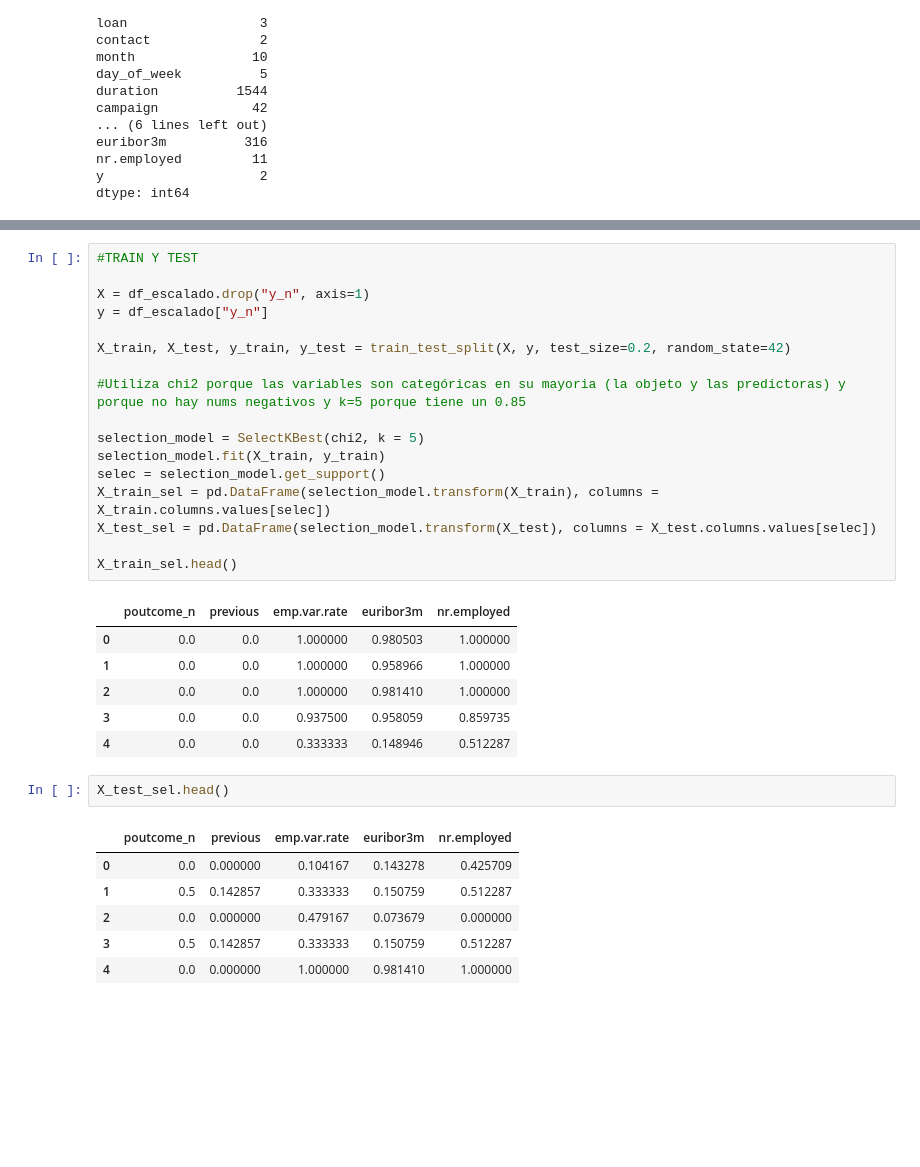
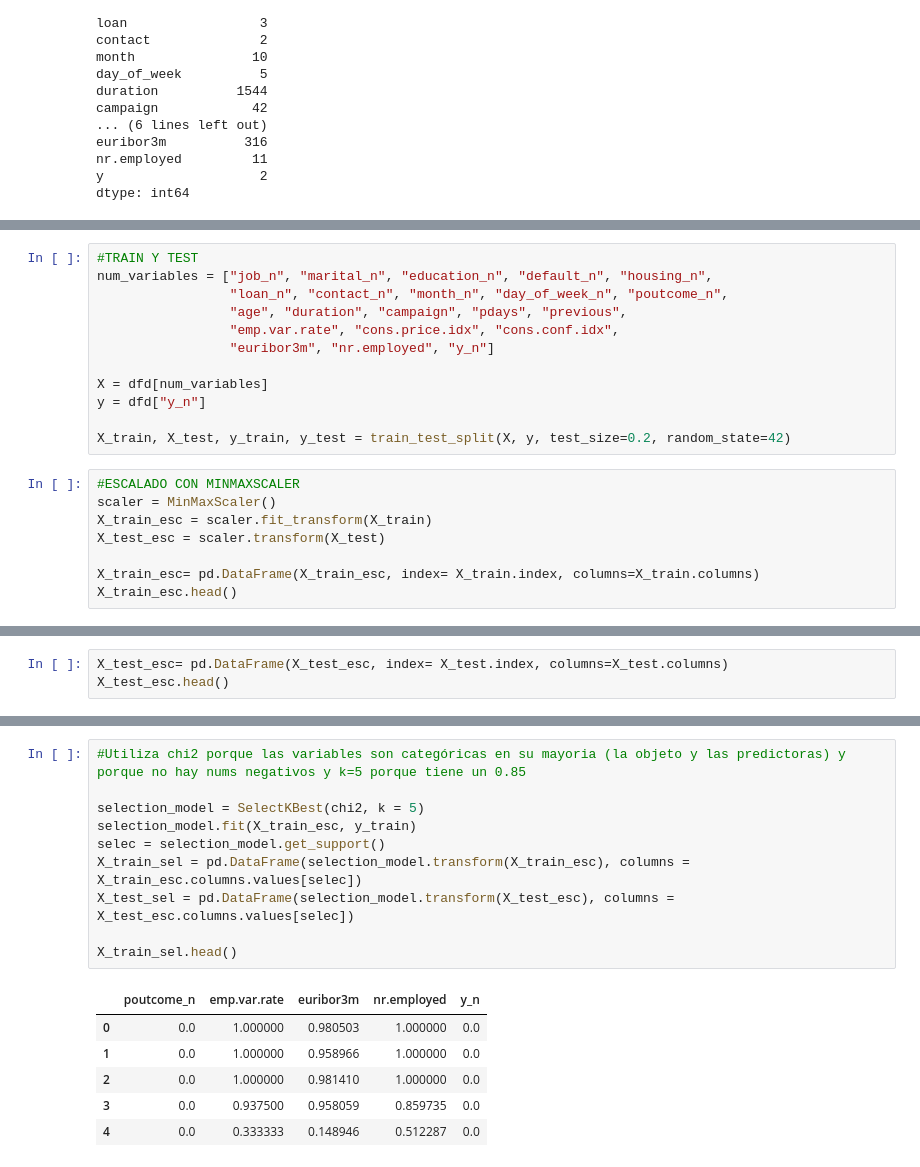
Before and after one commit to pdeleonsoria/Logistic-regg, a Jupyter notebook: src/explore.ipynb, the cells around one changed output, grey strips where cells are left out. Drawn from its saved outputs; the diff is of its cells as text; blank space fills up the shorter version.

```diff
--- a/src/explore.ipynb
+++ b/src/explore.ipynb
@@ -93,0 +90,20 @@ df_escalado.head()
+# %%
+#TRAIN Y TEST
+num_variables = ["job_n", "marital_n", "education_n", "default_n", "housing_n",
+                 "loan_n", "contact_n", "month_n", "day_of_week_n", "poutcome_n",
+                 "age", "duration", "campaign", "pdays", "previous",
+                 "emp.var.rate", "cons.price.idx", "cons.conf.idx",
+                 "euribor3m", "nr.employed", "y_n"]
+
+X = dfd[num_variables]
+y = dfd["y_n"]
+
+X_train, X_test, y_train, y_test = train_test_split(X, y, test_size=0.2, random_state=42)
+# %%
+#ESCALADO CON MINMAXSCALER
+scaler = MinMaxScaler()
+X_train_esc = scaler.fit_transform(X_train)
+X_test_esc = scaler.transform(X_test)
+
+X_train_esc= pd.DataFrame(X_train_esc, index= X_train.index, columns=X_train.columns)
+X_train_esc.head()
@@ -93,0 +118,3 @@ df_escalado.head()
+# %%
+X_test_esc= pd.DataFrame(X_test_esc, index= X_test.index, columns=X_test.columns)
+X_test_esc.head()
@@ -94,33 +129,17 @@ df_escalado.head()
 # %%
-#TRAIN Y TEST
-
-X = df_escalado.drop("y_n", axis=1)
-y = df_escalado["y_n"]
-
-X_train, X_test, y_train, y_test = train_test_split(X, y, test_size=0.2, random_state=42)
-
 #Utiliza chi2 porque las variables son categóricas en su mayoria (la objeto y las predictoras) y porque no hay nums negativos y k=5 porque tiene un 0.85
 
 selection_model = SelectKBest(chi2, k = 5)
-selection_model.fit(X_train, y_train)
+selection_model.fit(X_train_esc, y_train)
 selec = selection_model.get_support()
-X_train_sel = pd.DataFrame(selection_model.transform(X_train), columns = X_train.columns.values[selec])
-X_test_sel = pd.DataFrame(selection_model.transform(X_test), columns = X_test.columns.values[selec])
+X_train_sel = pd.DataFrame(selection_model.transform(X_train_esc), columns = X_train_esc.columns.values[selec])
+X_test_sel = pd.DataFrame(selection_model.transform(X_test_esc), columns = X_test_esc.columns.values[selec])
 
 X_train_sel.head()
 # %% [output]
-|  | poutcome_n | previous | emp.var.rate | euribor3m | nr.employed |
-| 0 | 0.0 | 0.0 | 1.000000 | 0.980503 | 1.000000 |
-| 1 | 0.0 | 0.0 | 1.000000 | 0.958966 | 1.000000 |
-| 2 | 0.0 | 0.0 | 1.000000 | 0.981410 | 1.000000 |
-| 3 | 0.0 | 0.0 | 0.937500 | 0.958059 | 0.859735 |
-| 4 | 0.0 | 0.0 | 0.333333 | 0.148946 | 0.512287 |
+|  | poutcome_n | emp.var.rate | euribor3m | nr.employed | y_n |
+| 0 | 0.0 | 1.000000 | 0.980503 | 1.000000 | 0.0 |
+| 1 | 0.0 | 1.000000 | 0.958966 | 1.000000 | 0.0 |
+| 2 | 0.0 | 1.000000 | 0.981410 | 1.000000 | 0.0 |
+| 3 | 0.0 | 0.937500 | 0.958059 | 0.859735 | 0.0 |
+| 4 | 0.0 | 0.333333 | 0.148946 | 0.512287 | 0.0 |
-# %%
-X_test_sel.head()
-# %% [output]
-|  | poutcome_n | previous | emp.var.rate | euribor3m | nr.employed |
-| 0 | 0.0 | 0.000000 | 0.104167 | 0.143278 | 0.425709 |
-| 1 | 0.5 | 0.142857 | 0.333333 | 0.150759 | 0.512287 |
-| 2 | 0.0 | 0.000000 | 0.479167 | 0.073679 | 0.000000 |
-| 3 | 0.5 | 0.142857 | 0.333333 | 0.150759 | 0.512287 |
-| 4 | 0.0 | 0.000000 | 1.000000 | 0.981410 | 1.000000 |
```
Also changed, not shown: parts of 12 cells of this notebook.
